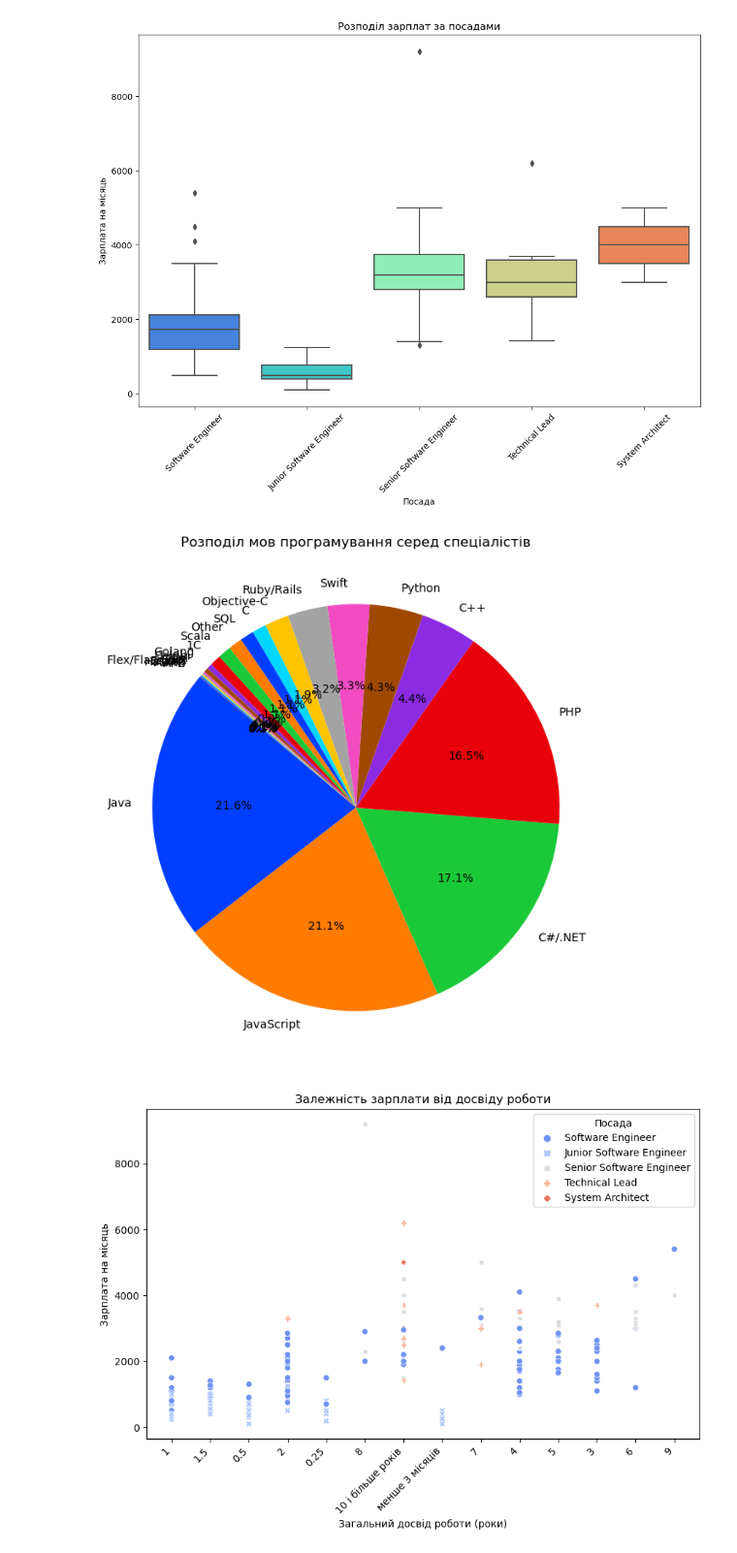
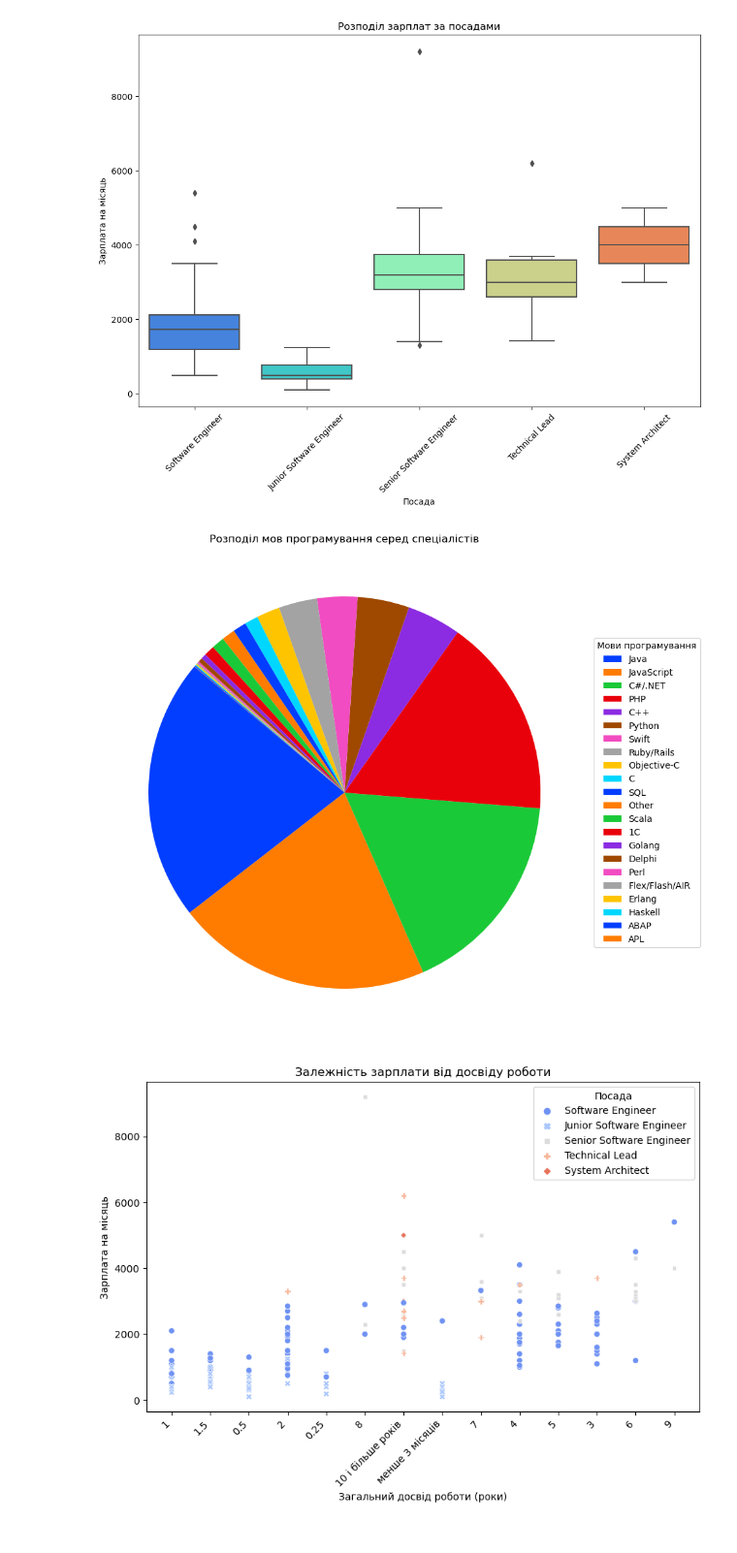
Before and after one commit to Korniev/Data-Sciense, a Jupyter notebook: hw_02/Hw_2.2.ipynb, the cells around one changed output. Shown: that part at 97% size. Drawn from its saved outputs; the diff is of its cells as text; code cells hidden in the pictures.

Commit message:
added graphics for 2.2

```diff
--- a/hw_02/Hw_2.2.ipynb
+++ b/hw_02/Hw_2.2.ipynb
@@ -289,16 +289,17 @@ plt.show()
 # %%
 # Кругова діаграма розподілу мов програмування
 
 languages_data = survey['Мова програмування'].value_counts().reset_index()
 languages_data.columns = ['Мова', 'Кількість']
 
-plt.figure(figsize=(8, 8))
-plt.pie(languages_data['Кількість'], labels=languages_data['Мова'], autopct='%1.1f%%', startangle=140, colors=sns.color_palette('bright'))
+plt.figure(figsize=(10, 10))
+plt.pie(languages_data['Кількість'], startangle=140, colors=sns.color_palette('bright'))
 plt.title('Розподіл мов програмування серед спеціалістів')
+plt.legend(languages_data['Мова'], title="Мови програмування", loc="center left", bbox_to_anchor=(1, 0, 0.5, 1))
 
 plt.show()
 # %% [output]
-[figure, old version]
+[figure, new version]
 # %%
 # Графік розсіювання в залежності зарплати від стажу роботи
 
```
